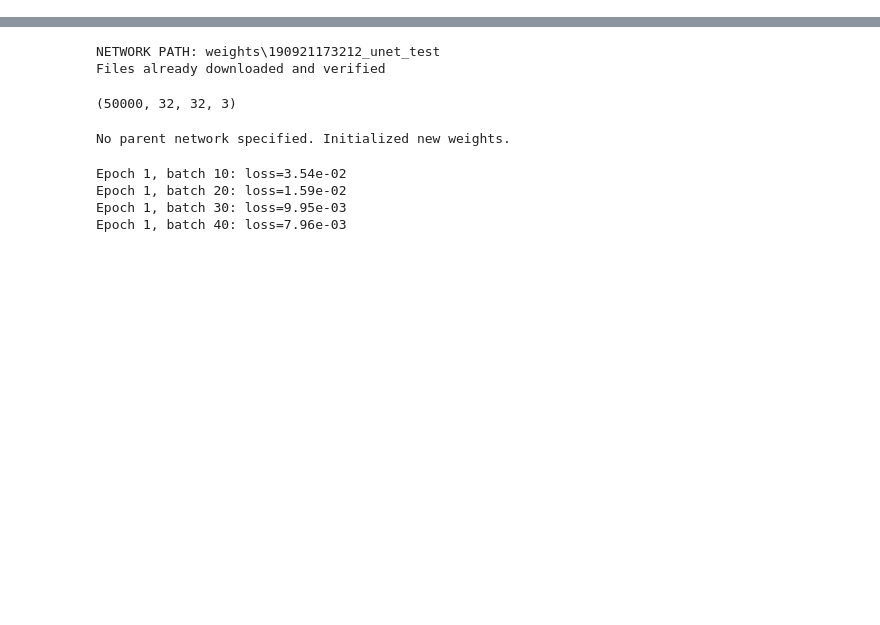
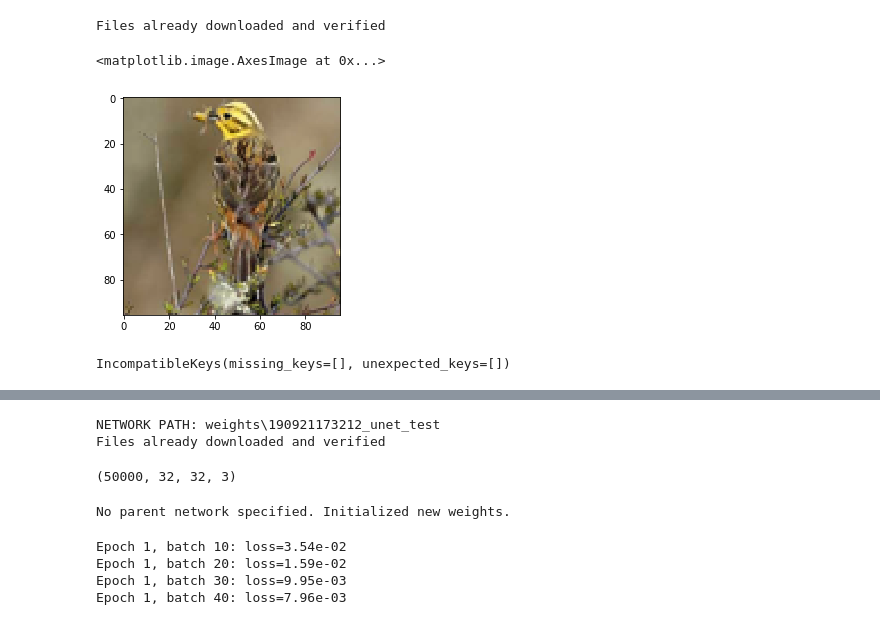
Before and after one commit to lukas-blecher/Colorization, a Jupyter notebook: test-debug.ipynb, the cells around one changed output, grey strips where cells are left out. Cells and saved outputs as stored; diff of their text form; code cells hidden in the pictures; blank space fills up the shorter version.

Commit message:
create images

```diff
--- a/test-debug.ipynb
+++ b/test-debug.ipynb
@@ -12,3 +12,26 @@ import torchvision.transforms as transforms
 import torchvision.datasets as datasets
 from torch.utils.data import dataloader
 import json
+# %%
+from functions import load_trainset
+import functions
+from importlib import reload
+load_trainset=reload(functions).load_trainset
+stl=load_trainset('../stl-10')
+# %% [output]
+Files already downloaded and verified
+# %%
+import matplotlib.pyplot as plt
+from skimage import color
+import numpy as np
+plt.imshow(color.lab2rgb(np.array([50,0,0])[None,None,:]+stl[0].numpy().transpose((1,2,0))))
+# %% [output]
+<matplotlib.image.AxesImage at 0x...>
+[figure, added]
+# %%
+from models.unet import unet
+import torch
+u=unet(classes=150)
+u.load_state_dict(torch.load('weights/STLUnetClass.pth'))
+# %% [output]
+IncompatibleKeys(missing_keys=[], unexpected_keys=[])
```
Also changed, not shown: parts of 2 cells of this notebook.
